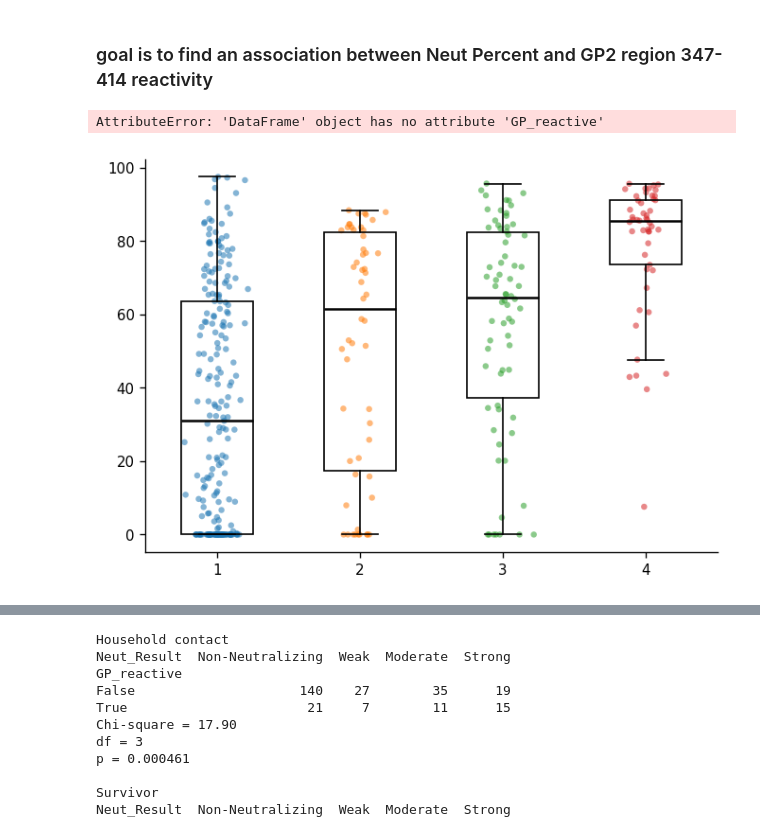
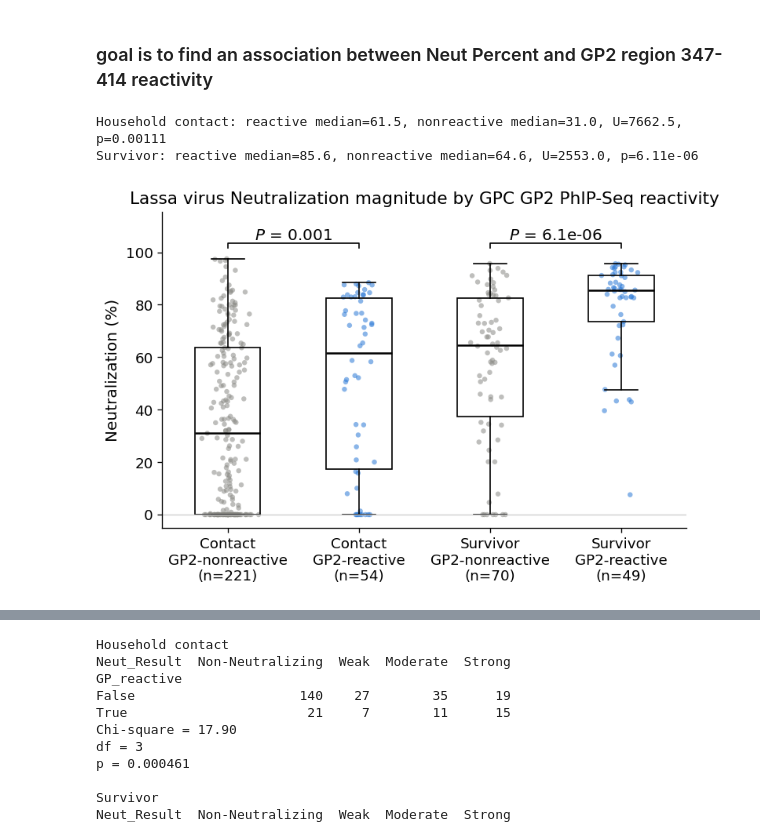
Before and after one commit to sporak577/lasv_phipseq_2026, a Jupyter notebook: LASV_gp_347_414_reactivity_neutralization.ipynb, the cells around one changed output, grey strips where cells are left out. Saved outputs shown, nothing was run; the diff lists cells and outputs as text; code cells hidden in the pictures.

Commit message:
update colors

```diff
--- a/LASV_gp_347_414_reactivity_neutralization.ipynb
+++ b/LASV_gp_347_414_reactivity_neutralization.ipynb
@@ -33,12 +33,12 @@ TABLE_DIR.mkdir(exist_ok=True)
 # Publication-oriented defaults. Adjust font/size to journal requirements.
 plt.rcParams.update({
     "font.family": "DejaVu Sans",
-    "font.size": 9,
-    "axes.labelsize": 10,
-    "axes.titlesize": 11,
-    "xtick.labelsize": 9,
-    "ytick.labelsize": 9,
-    "legend.fontsize": 9,
+    "font.size": 11,
+    "axes.labelsize": 12,
+    "axes.titlesize": 13,
+    "xtick.labelsize": 11,
+    "ytick.labelsize": 11,
+    "legend.fontsize": 11,
     "figure.dpi": 120,
     "savefig.dpi": 600,
     "axes.spines.top": False,
@@ -141,6 +224,22 @@ groups = [
     ("Survivor", False, "Survivor\nGP2-nonreactive"),
     ("Survivor", True,  "Survivor\nGP2-reactive"),
 ]
+
+DOT_COLORS = {False: "#8a8a85", True: "#2a78d6"}   # nonreactive grey, reactive blue
+
+vals = []
+labels = []
+colors = []
+
+for group, gp, label in groups:
+    v = df[
+        (df.Group == group) &
+        (df.GP2_reactive == gp)
+    ]["Neut_Percent"].dropna().to_numpy()
+
+    vals.append(v)
+    labels.append(f"{label}\n(n={len(v)})")
+    colors.append(DOT_COLORS[gp])          # one color per box, taken from gp
 
 vals = []
 labels = []
@@ -169,7 +268,7 @@ bp = ax.boxplot(
 
 # Individual observations
 for group_number, values in enumerate(vals, 1): #i is the group unmber which sets the x position, v is the group's value which ets the y position
-    jitter = RNG.normal(0, .07, len(v))
+    jitter = RNG.normal(0, .07, len(values))
 
     #set box position, we have 4 different boxes for contact - non neut, contact - neut, survivor - non neut, survivor - neut
     x = np.full(len(values), group_number) + jitter #if values=[10, 25, 10], and group_num = 1, yields [1 1 1]. jitter adds small left/right shifts
@@ -180,7 +279,8 @@ for group_number, values in enumerate(vals, 1): #i is the group unmber which set
         x, y,
         s=15,
         alpha=.55,
-        edgecolors="none"
+        edgecolors="none",
+        color=colors[group_number - 1]
     )
 
 
@@ -190,14 +290,17 @@ pvals = {}
 
 for group in ["Household contact", "Survivor"]:
 
+    #returns pandas Series, the Neut_Percent values for the rows which
+    #pass both filters, so the group and the GP2 reactive == True filter
+    #end up with a 1D Series of numbers
     reactive = df[
         (df.Group == group) &
-        df.GP_reactive
-    ]["Neut_Percent"].dropna()
+        (df.GP2_reactive == True)
+    ]["Neut_Percent"].dropna() #removes wherever Neut_Percent is missing becuase a single nan makes the result nan
 
     nonreactive = df[
         (df.Group == group) &
-        ~df.GP_reactive
+        (~df.GP2_reactive == True)
     ]["Neut_Percent"].dropna()
 
     u, p = stats.mannwhitneyu(
@@ -239,7 +342,7 @@ def add_pvalue_bracket(ax, x1, x2, y, h, p):
         label,
         ha="center",
         va="bottom",
-        fontsize=9
+        fontsize=12
     )
 
 
@@ -260,35 +363,34 @@ add_pvalue_bracket(
     pvals["Survivor"]
 )
 
-
-# --------------------------------------------------
 # Formatting
 # --------------------------------------------------
 
 ax.set_xticks(range(1, 5), labels)
 
 ax.set_ylabel("Neutralization (%)")
 
 ax.set_title(
-    "Neutralization magnitude by LASV GP2 347–414 reactivity"
+    "Lassa virus Neutralization magnitude by GPC GP2 PhIP-Seq reactivity"
 )
 
 ax.axhline(
     0,
     color="0.8",
     lw=.8
 )
 
 ax.set_ylim(
     min(0, min(np.min(v) for v in vals) - 5),
     ymax + 18
 )
 
 fig.tight_layout()
 
 plt.savefig('neut_result_gp_374_414.svg', format='svg')
 
 plt.show()
 # %% [output]
-AttributeError: 'DataFrame' object has no attribute 'GP_reactive'
+Household contact: reactive median=61.5, nonreactive median=31.0, U=7662.5, p=0.00111
+Survivor: reactive median=85.6, nonreactive median=64.6, U=2553.0, p=6.11e-06
-[figure, old version]
+[figure, new version]
```
Also changed, not shown: parts of 6 cells of this notebook, 1 other file.
